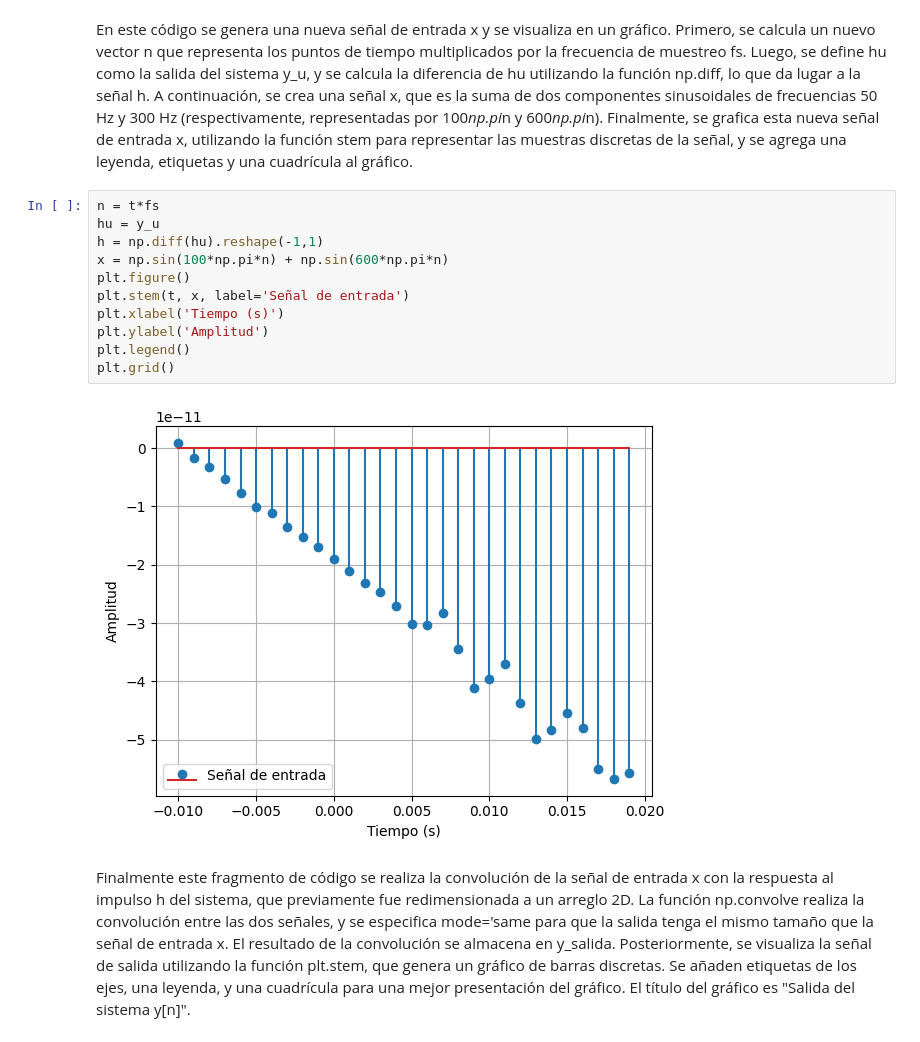
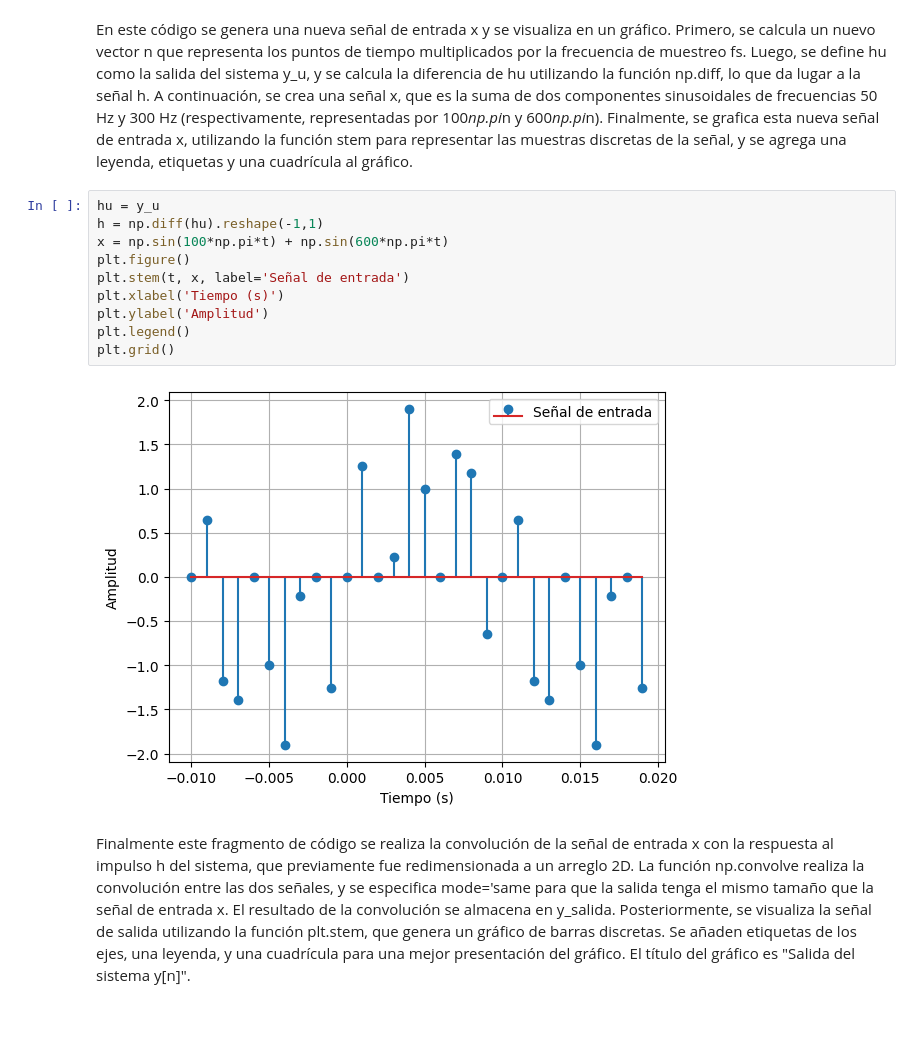
Before and after one commit to Cristian2820/Senales-y-sistemas, a Jupyter notebook: Parciales/Parcial 1/Parcial 1S2 /Parcial_1S2.ipynb, the cells around one changed output. Saved outputs shown, nothing was run; the diff lists cells and outputs as text.

```diff
--- a/Parciales/Parcial 1/Parcial 1S2 /Parcial_1S2.ipynb
+++ b/Parciales/Parcial 1/Parcial 1S2 /Parcial_1S2.ipynb
@@ -385,18 +385,17 @@ plt.show()
 # %% [markdown]
 En este código se genera una nueva señal de entrada x y se visualiza en un gráfico. Primero, se calcula un nuevo vector n que representa los puntos de tiempo multiplicados por la frecuencia de muestreo fs. Luego, se define hu como la salida del sistema y_u, y se calcula la diferencia de hu utilizando la función np.diff, lo que da lugar a la señal h. A continuación, se crea una señal x, que es la suma de dos componentes sinusoidales de frecuencias 50 Hz y 300 Hz (respectivamente, representadas por 100*np.pi*n y 600*np.pi*n). Finalmente, se grafica esta nueva señal de entrada x, utilizando la función stem para representar las muestras discretas de la señal, y se agrega una leyenda, etiquetas y una cuadrícula al gráfico.
 # %%
-n = t*fs
 hu = y_u
 h = np.diff(hu).reshape(-1,1)
-x = np.sin(100*np.pi*n) + np.sin(600*np.pi*n)
+x = np.sin(100*np.pi*t) + np.sin(600*np.pi*t)
 plt.figure()
 plt.stem(t, x, label='Señal de entrada')
 plt.xlabel('Tiempo (s)')
 plt.ylabel('Amplitud')
 plt.legend()
 plt.grid()
 # %% [output]
-[figure, old version]
+[figure, new version]
 # %% [markdown]
 Finalmente este fragmento de código se realiza la convolución de la señal de entrada x con la respuesta al impulso h del sistema, que previamente fue redimensionada a un arreglo 2D. La función np.convolve realiza la convolución entre las dos señales, y se especifica mode='same para que la salida tenga el mismo tamaño que la señal de entrada x. El resultado de la convolución se almacena en y_salida. Posteriormente, se visualiza la señal de salida utilizando la función plt.stem, que genera un gráfico de barras discretas. Se añaden etiquetas de los ejes, una leyenda, y una cuadrícula para una mejor presentación del gráfico. El título del gráfico es "Salida del sistema y[n]".
 # %%
```
Also changed, not shown: parts of 2 cells of this notebook.
